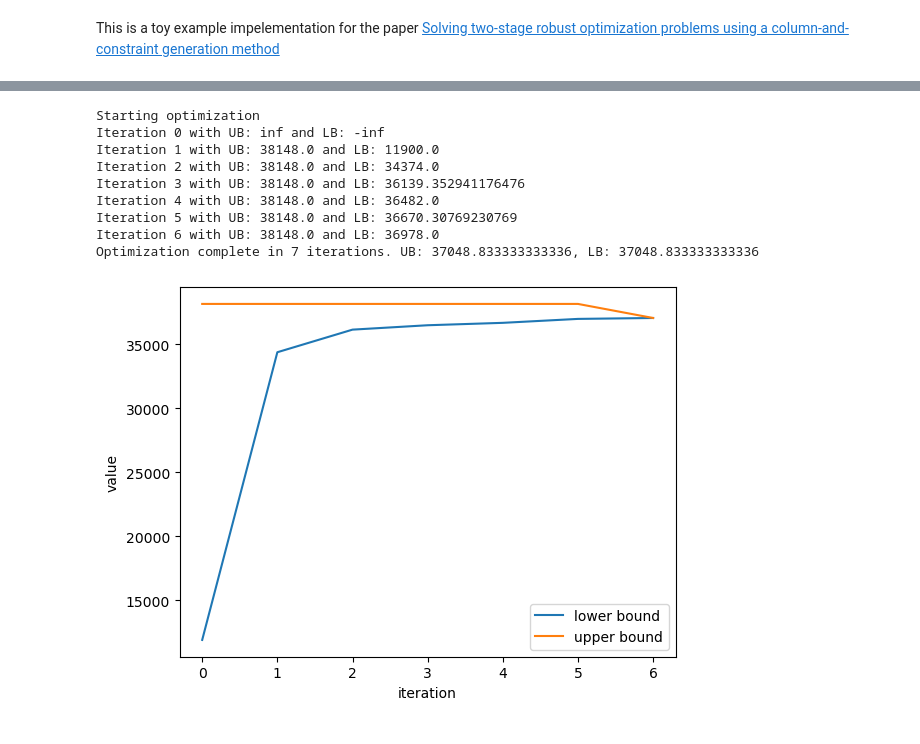
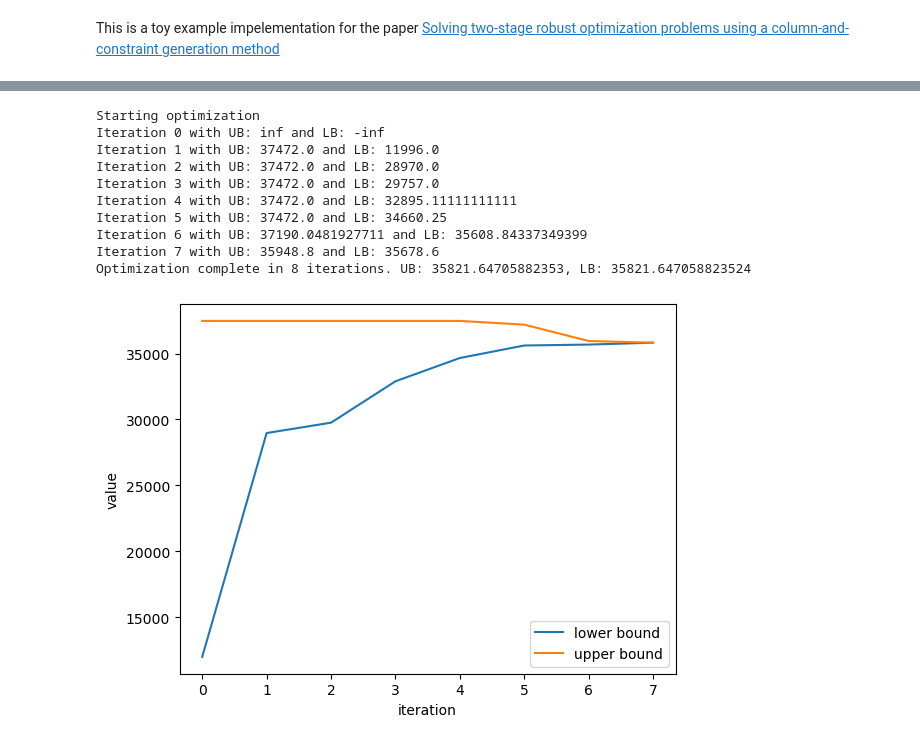
Before and after one commit to Lemutisme/2RO, a Jupyter notebook: test.ipynb, the cells around one changed output, grey strips where cells are left out. Cells and saved outputs as stored; diff of their text form; code cells hidden in the pictures.

Commit message:
init the repo

```diff
--- a/test.ipynb
+++ b/test.ipynb
@@ -78,10 +85,12 @@ class CCG_toy:
         for i in range(self.n):
             row_sum_x = sum(self.x_SP[i,j] for j in range(self.m))
             self.MP.addConstr(row_sum_x <= self.z[i], name=f"sum_x_{i} <= z{i}")
+
+        # Initialize demand constraints
         if self.init_d is not None:
             for j in range(self.m):
                 col_sum_x = sum(self.x_SP[i,j] for i in range(self.n))
-                #self.MP.addConstr(col_sum_x >= self.init_d[j], name=f"sum_x_{j} >= opt_d{j}")
+                self.MP.addConstr(col_sum_x >= self.init_d[j], name=f"sum_x_{j} >= opt_d{j}")
 
         # Adversarial problem
         self.SP = gp.Model("CC&G Sub")
@@ -241,18 +250,19 @@ Optimization complete in 3 iterations. UB: 36308.181818181816, LB: 36308.1818181
 [figure]
 # %%
-data = generate_ccg_data(dimension=20, seed=42)
+data = generate_ccg_data(dimension=15, seed=42)
 
 f, a, c, capacity, init_d = data["f"], data["a"], data["c"], data["capacity"], data["init_d"]
 ccg = CCG_toy(f, a, c, capacity)
 ccg.optimize()
 # %% [output]
 Starting optimization
 Iteration 0 with UB: inf and LB: -inf
-Iteration 1 with UB: 38148.0 and LB: 11900.0
-Iteration 2 with UB: 38148.0 and LB: 34374.0
-Iteration 3 with UB: 38148.0 and LB: 36139.352941176476
-Iteration 4 with UB: 38148.0 and LB: 36482.0
-Iteration 5 with UB: 38148.0 and LB: 36670.30769230769
-Iteration 6 with UB: 38148.0 and LB: 36978.0
-Optimization complete in 7 iterations. UB: 37048.833333333336, LB: 37048.833333333336
+Iteration 1 with UB: 37472.0 and LB: 11996.0
+Iteration 2 with UB: 37472.0 and LB: 28970.0
+Iteration 3 with UB: 37472.0 and LB: 29757.0
+Iteration 4 with UB: 37472.0 and LB: 32895.11111111111
+Iteration 5 with UB: 37472.0 and LB: 34660.25
+Iteration 6 with UB: 37190.0481927711 and LB: 35608.84337349399
+Iteration 7 with UB: 35948.8 and LB: 35678.6
+Optimization complete in 8 iterations. UB: 35821.64705882353, LB: 35821.647058823524
-[figure, old version]
+[figure, new version]
```
Also changed, not shown: parts of 6 cells of this notebook.
